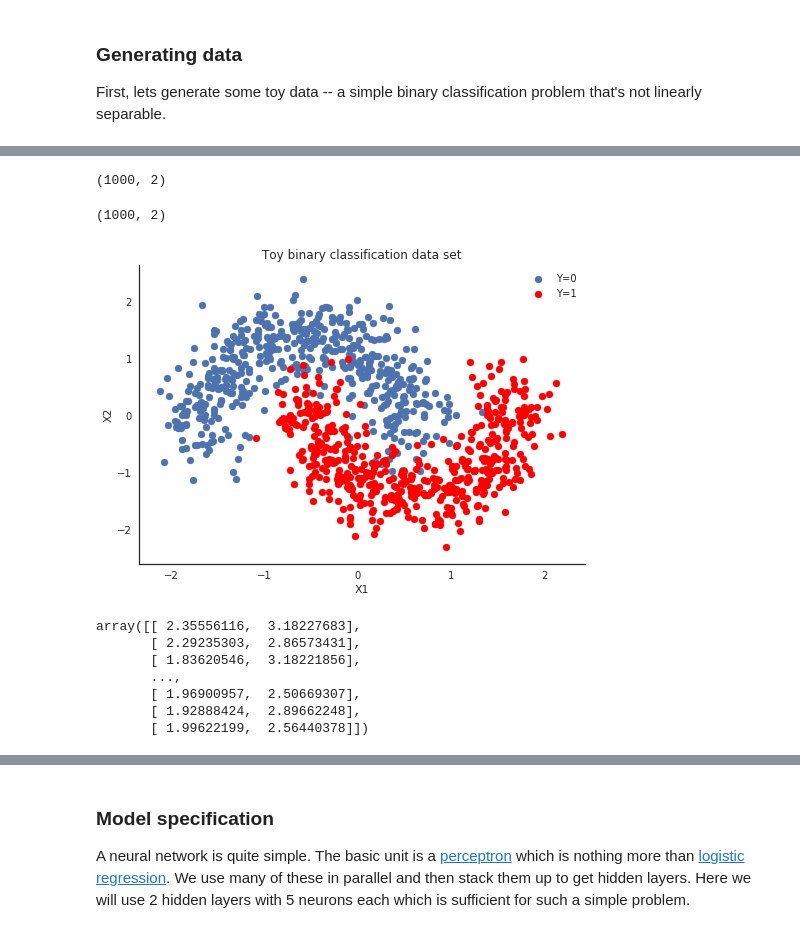
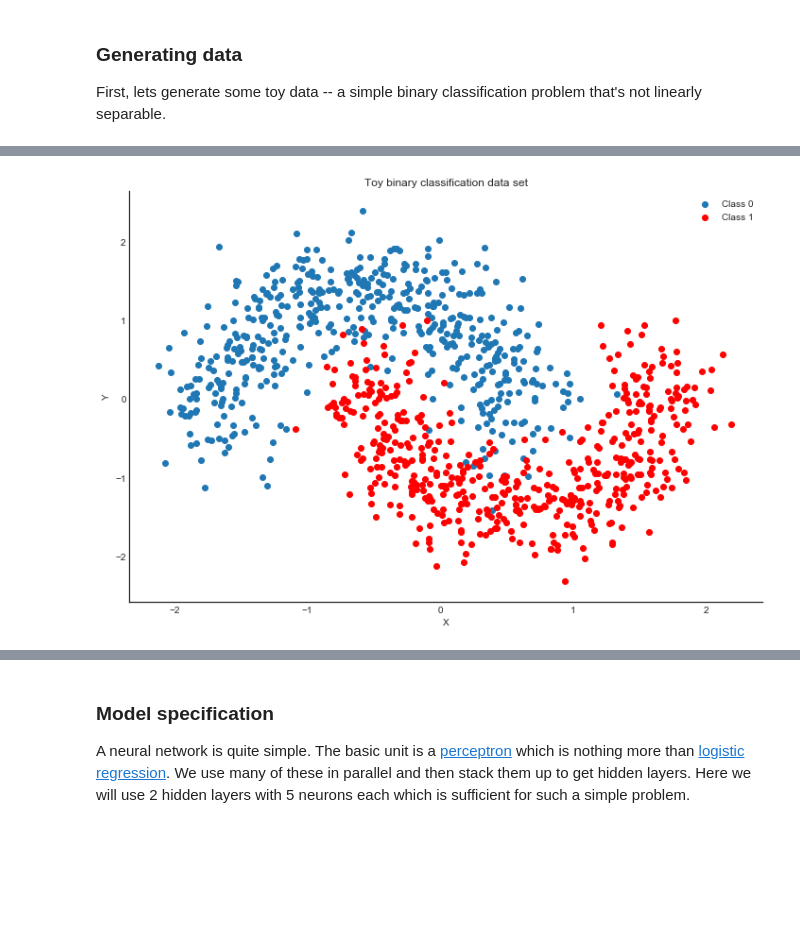
Before and after one commit to twiecki/WhileMyMCMCGentlySamples, a Jupyter notebook: content/downloads/notebooks/bayesian_neural_network.ipynb, the cells around one changed output, grey strips where cells are left out. Drawn from its saved outputs; the diff is of its cells as text; code cells hidden in the pictures; blank space fills up the shorter version.

```diff
--- a/content/downloads/notebooks/bayesian_neural_network.ipynb
+++ b/content/downloads/notebooks/bayesian_neural_network.ipynb
@@ -79,3 +58,6 @@ cbar.ax.set_ylabel('Posterior predictive mean probability of class label = 0');
 # %%
 X, Y = make_moons(noise=0.2, random_state=0, n_samples=1000)
 X = scale(X)
+X = X.astype(floatX)
+Y = Y.astype(floatX)
+X_train, X_test, Y_train, Y_test = train_test_split(X, Y, test_size=.5)
@@ -89,27 +64,8 @@ def uncertainty_surf(x, a=(2, 3), b=(.2, .3), min_val=.1):
-# %%
-X.shape
-# %% [output]
-(1000, 2)
-# %%
-X_uc = uncertainty_surf(X)
-X_uc.shape
-# %% [output]
-(1000, 2)
 # %%
-fig, ax = plt.subplots()
-ax.scatter(X[Y==0, 0], X[Y==0, 1], label='Y=0')
-ax.scatter(X[Y==1, 0], X[Y==1, 1], color='r', label='Y=1')
+fig, ax = plt.subplots(figsize=(12, 8))
+ax.scatter(X[Y==0, 0], X[Y==0, 1], label='Class 0')
+ax.scatter(X[Y==1, 0], X[Y==1, 1], color='r', label='Class 1')
 sns.despine(); ax.legend()
-ax.set(xlabel='X1', ylabel='X2', title='Toy binary classification data set');
+ax.set(xlabel='X', ylabel='Y', title='Toy binary classification data set');
 # %% [output]
-[figure, old version]
+[figure, new version]
-# %%
-X_uc
-# %% [output]
-array([[ 2.35556116,  3.18227683],
-       [ 2.29235303,  2.86573431],
-       [ 1.83620546,  3.18221856],
-       ...,
-       [ 1.96900957,  2.50669307],
-       [ 1.92888424,  2.89662248],
-       [ 1.99622199,  2.56440378]])
```
Also changed, not shown: parts of 56 cells of this notebook.
